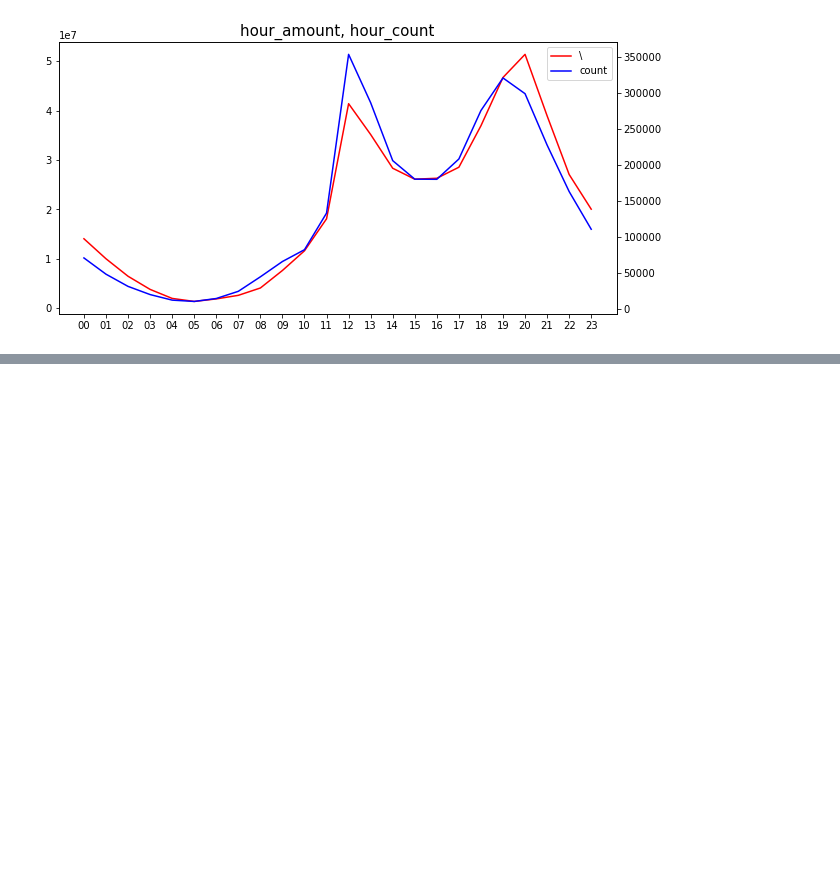
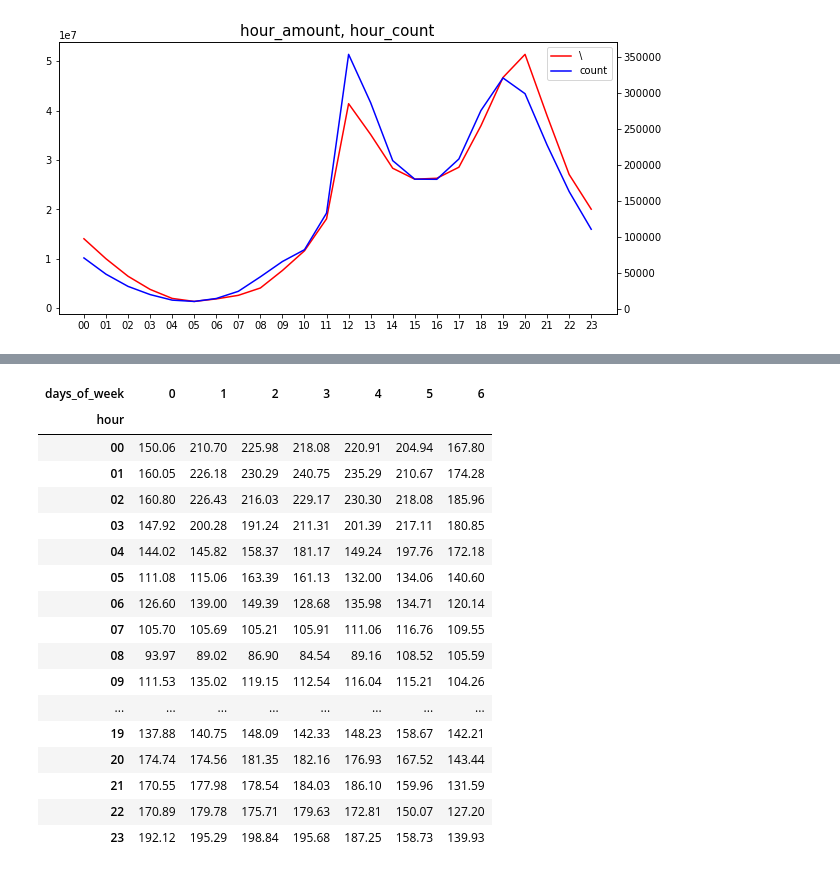
Before and after one commit to SeoMinJong/-, a Jupyter notebook: credit_my_ex.ipynb, the cells around one changed output, grey strips where cells are left out. Cells and saved outputs as stored; diff of their text form; code cells hidden in the pictures; blank space fills up the shorter version.

```diff
--- a/credit_my_ex.ipynb
+++ b/credit_my_ex.ipynb
@@ -820,0 +841,22 @@ plt.show()
+# %%
+df3 = pd.pivot_table(df, index = ["hour"], columns =  ["days_of_week"], values="amount", aggfunc=np.mean)
+df3
+# %% [output]
+| days_of_week | 0 | 1 | 2 | 3 | 4 | 5 | 6 |
+| hour |  |  |  |  |  |  |  |
+| 00 | 150.06 | 210.70 | 225.98 | 218.08 | 220.91 | 204.94 | 167.80 |
+| 01 | 160.05 | 226.18 | 230.29 | 240.75 | 235.29 | 210.67 | 174.28 |
+| 02 | 160.80 | 226.43 | 216.03 | 229.17 | 230.30 | 218.08 | 185.96 |
+| 03 | 147.92 | 200.28 | 191.24 | 211.31 | 201.39 | 217.11 | 180.85 |
+| 04 | 144.02 | 145.82 | 158.37 | 181.17 | 149.24 | 197.76 | 172.18 |
+| 05 | 111.08 | 115.06 | 163.39 | 161.13 | 132.00 | 134.06 | 140.60 |
+| 06 | 126.60 | 139.00 | 149.39 | 128.68 | 135.98 | 134.71 | 120.14 |
+| 07 | 105.70 | 105.69 | 105.21 | 105.91 | 111.06 | 116.76 | 109.55 |
+| 08 | 93.97 | 89.02 | 86.90 | 84.54 | 89.16 | 108.52 | 105.59 |
+| 09 | 111.53 | 135.02 | 119.15 | 112.54 | 116.04 | 115.21 | 104.26 |
+| ... | ... | ... | ... | ... | ... | ... | ... |
+| 19 | 137.88 | 140.75 | 148.09 | 142.33 | 148.23 | 158.67 | 142.21 |
+| 20 | 174.74 | 174.56 | 181.35 | 182.16 | 176.93 | 167.52 | 143.44 |
+| 21 | 170.55 | 177.98 | 178.54 | 184.03 | 186.10 | 159.96 | 131.59 |
+| 22 | 170.89 | 179.78 | 175.71 | 179.63 | 172.81 | 150.07 | 127.20 |
+| 23 | 192.12 | 195.29 | 198.84 | 195.68 | 187.25 | 158.73 | 139.93 |
```
Also changed, not shown: parts of 5 cells of this notebook.
